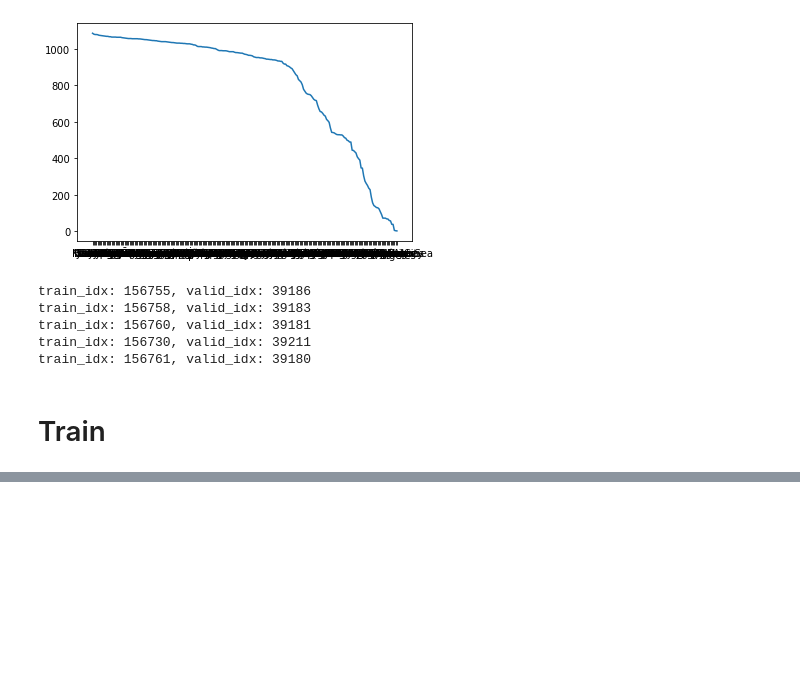
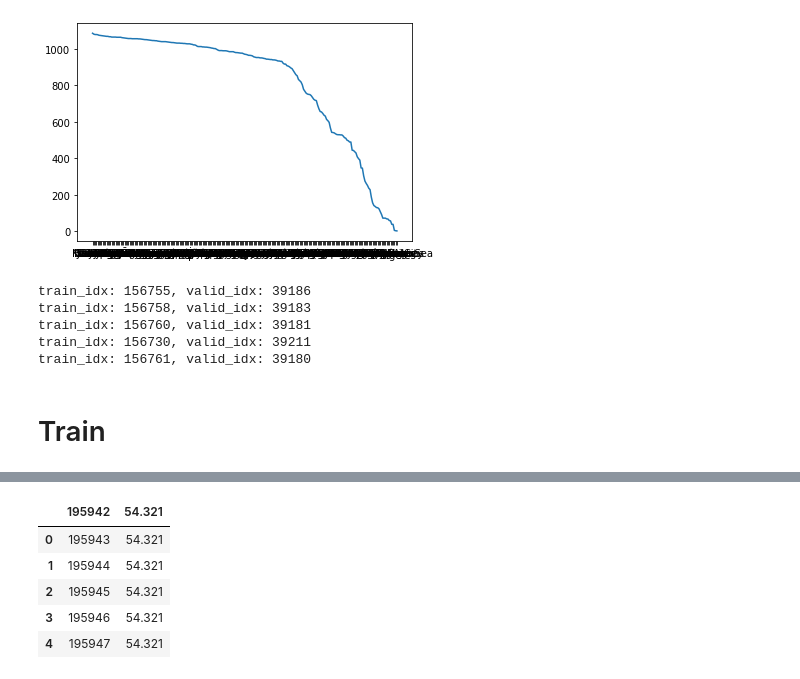
Before and after one commit to seven320/air_pollutants, a Jupyter notebook: FP001_basic.ipynb, the cells around one changed output, grey strips where cells are left out. Drawn from its saved outputs; the diff is of its cells as text; code cells hidden in the pictures; blank space fills up the shorter version.

```diff
--- a/FP001_basic.ipynb
+++ b/FP001_basic.ipynb
@@ -494,0 +587,9 @@ array([0.00000000e+00, 0.00000000e+00, 0.00000000e+00, 5.63518000e+06,
+# %%
+sample_df.head()
+# %% [output]
+|  | 195942 | 54.321 |
+| 0 | 195943 | 54.321 |
+| 1 | 195944 | 54.321 |
+| 2 | 195945 | 54.321 |
+| 3 | 195946 | 54.321 |
+| 4 | 195947 | 54.321 |
```
Also changed, not shown: parts of 24 cells of this notebook.
